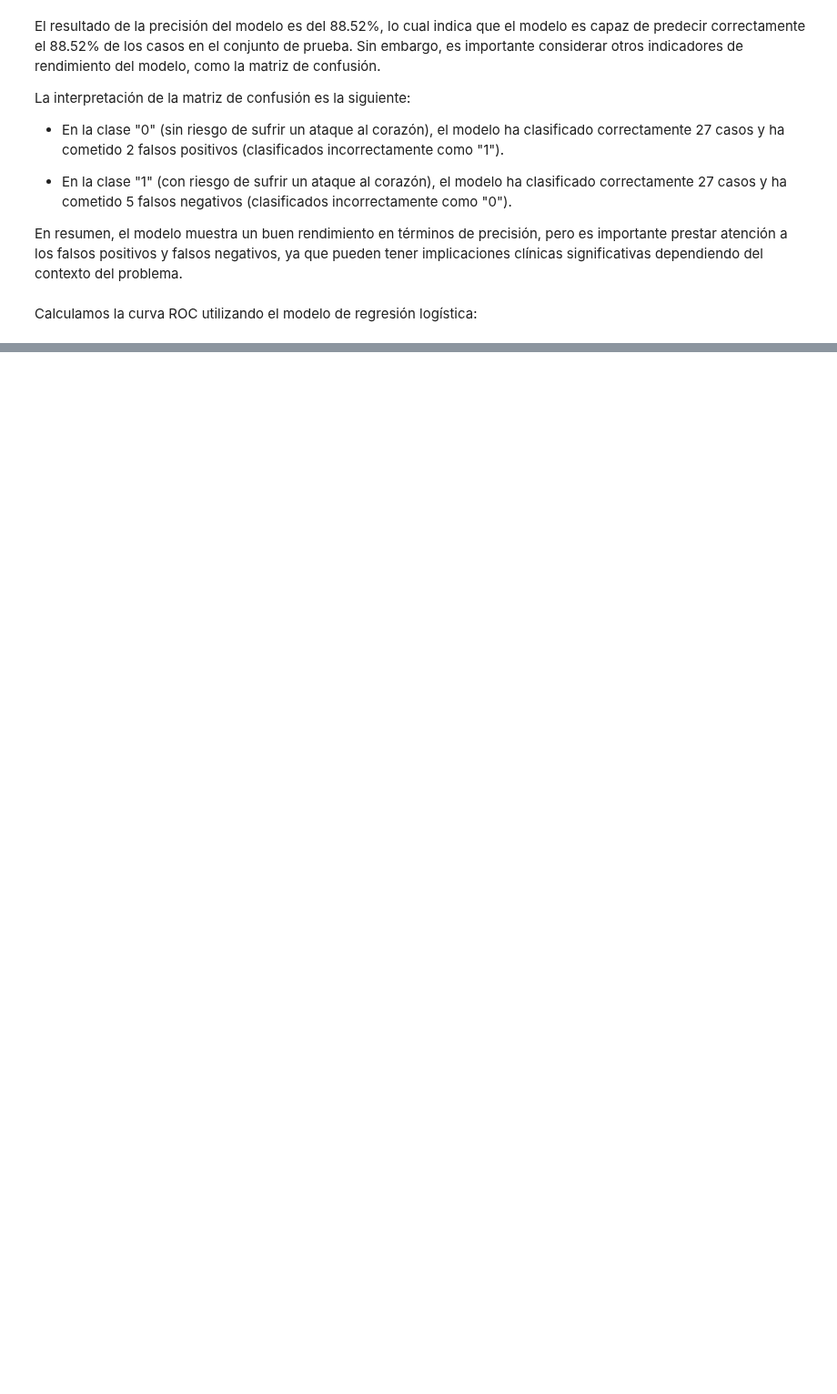
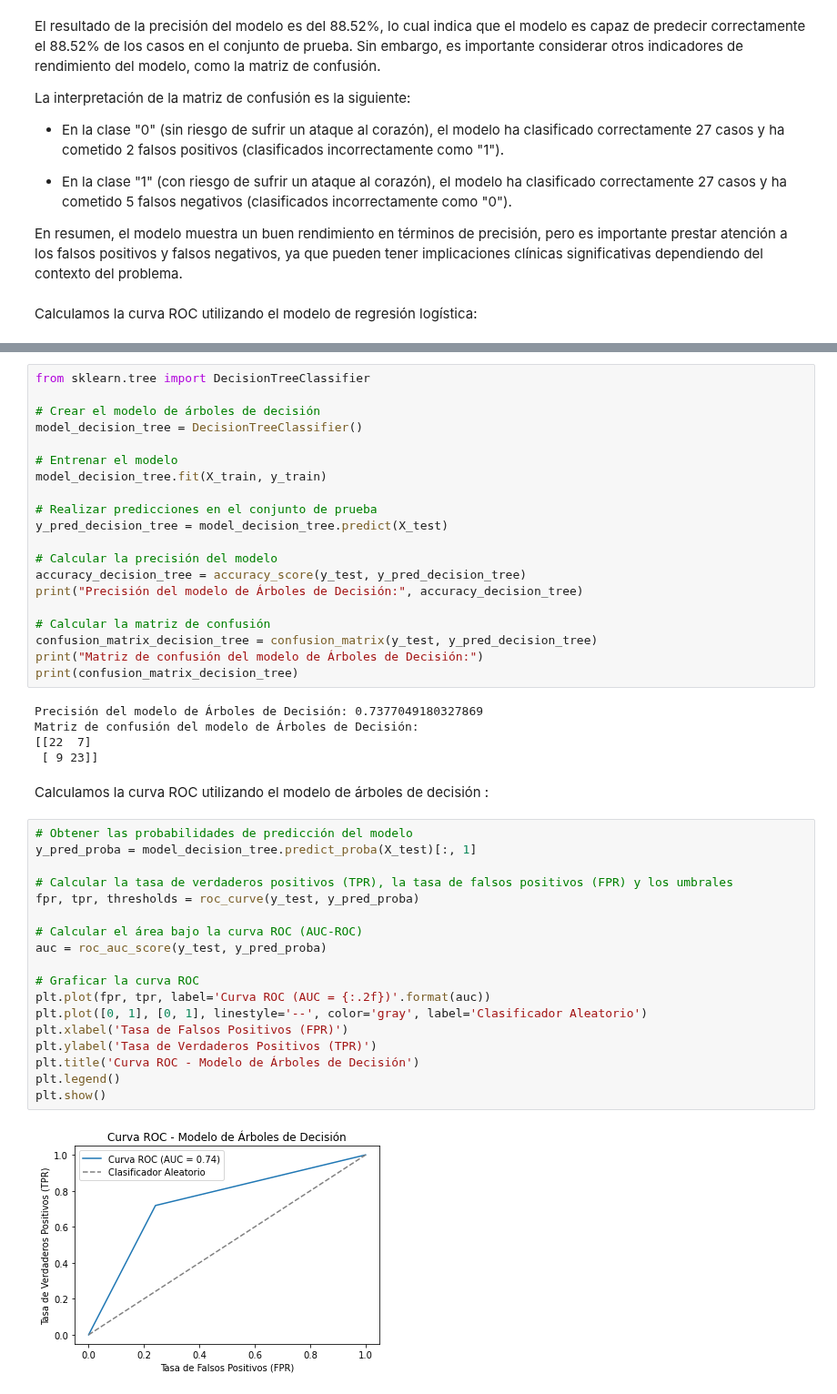
Before and after one commit to OscarTienda/heart-attack-analysis-prection, a Jupyter notebook: code/heart-attack-analysis-prediction.ipynb, the cells around one changed output, grey strips where cells are left out. Shown at 91% size. Cells and saved outputs as stored; diff of their text form; blank space fills up the shorter version.

```diff
--- a/code/heart-attack-analysis-prediction.ipynb
+++ b/code/heart-attack-analysis-prediction.ipynb
@@ -769,0 +774,47 @@ plt.show()
+# %%
+from sklearn.tree import DecisionTreeClassifier
+
+# Crear el modelo de árboles de decisión
+model_decision_tree = DecisionTreeClassifier()
+
+# Entrenar el modelo
+model_decision_tree.fit(X_train, y_train)
+
+# Realizar predicciones en el conjunto de prueba
+y_pred_decision_tree = model_decision_tree.predict(X_test)
+
+# Calcular la precisión del modelo
+accuracy_decision_tree = accuracy_score(y_test, y_pred_decision_tree)
+print("Precisión del modelo de Árboles de Decisión:", accuracy_decision_tree)
+
+# Calcular la matriz de confusión
+confusion_matrix_decision_tree = confusion_matrix(y_test, y_pred_decision_tree)
+print("Matriz de confusión del modelo de Árboles de Decisión:")
+print(confusion_matrix_decision_tree)
+# %% [output]
+Precisión del modelo de Árboles de Decisión: 0.7377049180327869
+Matriz de confusión del modelo de Árboles de Decisión:
+[[22  7]
+ [ 9 23]]
+# %% [markdown]
+Calculamos la curva ROC utilizando el modelo de árboles de decisión :
+# %%
+# Obtener las probabilidades de predicción del modelo
+y_pred_proba = model_decision_tree.predict_proba(X_test)[:, 1]
+
+# Calcular la tasa de verdaderos positivos (TPR), la tasa de falsos positivos (FPR) y los umbrales
+fpr, tpr, thresholds = roc_curve(y_test, y_pred_proba)
+
+# Calcular el área bajo la curva ROC (AUC-ROC)
+auc = roc_auc_score(y_test, y_pred_proba)
+
+# Graficar la curva ROC
+plt.plot(fpr, tpr, label='Curva ROC (AUC = {:.2f})'.format(auc))
+plt.plot([0, 1], [0, 1], linestyle='--', color='gray', label='Clasificador Aleatorio')
+plt.xlabel('Tasa de Falsos Positivos (FPR)')
+plt.ylabel('Tasa de Verdaderos Positivos (TPR)')
+plt.title('Curva ROC - Modelo de Árboles de Decisión')
+plt.legend()
+plt.show()
+# %% [output]
+[figure, added]
```
Also changed, not shown: parts of 6 cells of this notebook.
